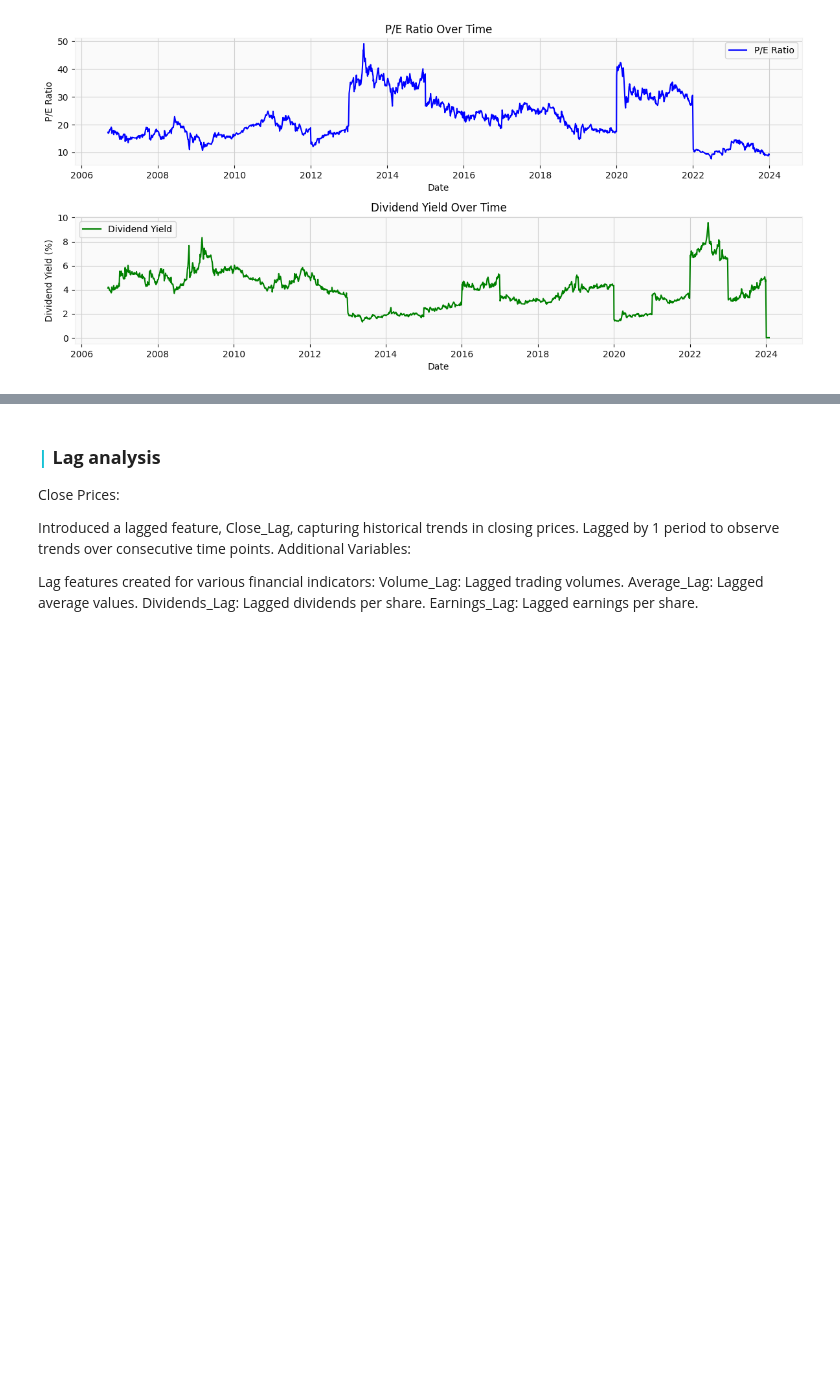
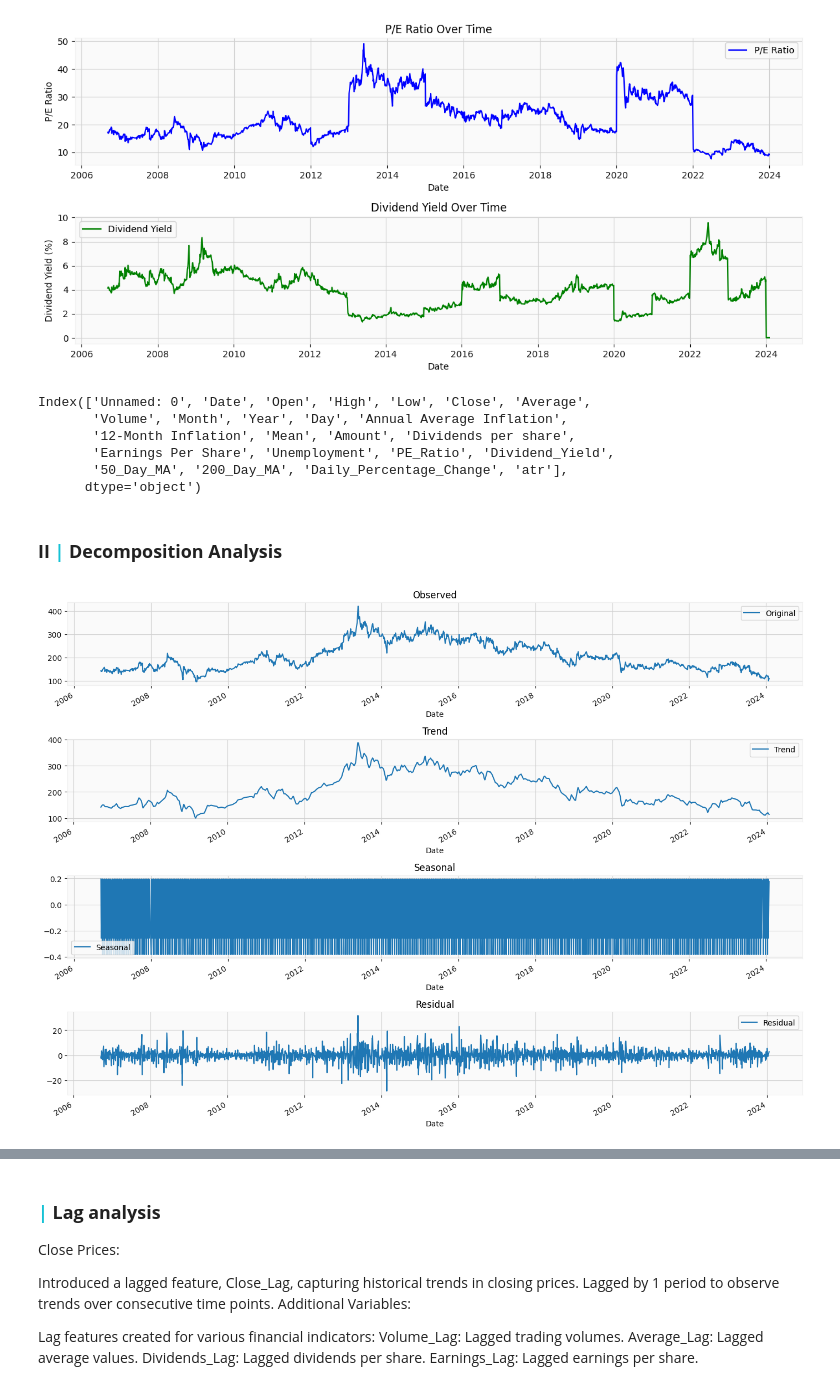
Before and after one commit to derak-isaack/dsc-capstone-project_finale, a Jupyter notebook: main.ipynb, the cells around one changed output, grey strips where cells are left out. Cells and saved outputs as stored; diff of their text form; code cells hidden in the pictures; blank space fills up the shorter version.

```diff
--- a/main.ipynb
+++ b/main.ipynb
@@ -332,3 +418,41 @@ plt.tight_layout()
 plt.show()
 # %% [output]
 [figure]
+# %%
+df.columns
+# %% [output]
+Index(['Unnamed: 0', 'Date', 'Open', 'High', 'Low', 'Close', 'Average',
+       'Volume', 'Month', 'Year', 'Day', 'Annual Average Inflation',
+       '12-Month Inflation', 'Mean', 'Amount', 'Dividends per share',
+       'Earnings Per Share', 'Unemployment', 'PE_Ratio', 'Dividend_Yield',
+       '50_Day_MA', '200_Day_MA', 'Daily_Percentage_Change', 'atr'],
+      dtype='object')
+# %% [markdown]
+### <b>II <span style='color:#16C2D5'>|</span> Decomposition Analysis</b>
+# %%
+df.set_index('Date', inplace=True)
+
+# Decompose the time series
+decomposition = seasonal_decompose(df['Close'], model='additive', period=12)  # Assuming monthly frequency
+
+# Plot the decomposed components
+fig, (ax1, ax2, ax3, ax4) = plt.subplots(4, 1, figsize=(14, 10))
+df['Close'].plot(ax=ax1, label='Original')
+ax1.set_title('Observed')
+decomposition.trend.plot(ax=ax2, label='Trend')
+ax2.set_title('Trend')
+decomposition.seasonal.plot(ax=ax3, label='Seasonal')
+ax3.set_title('Seasonal')
+decomposition.resid.plot(ax=ax4, label='Residual')
+ax4.set_title('Residual')
+
+# Show legend
+ax1.legend()
+ax2.legend()
+ax3.legend()
+ax4.legend()
+
+plt.tight_layout()
+plt.show()
+# %% [output]
+[figure, added]
```
Also changed, not shown: parts of 29 cells of this notebook.
